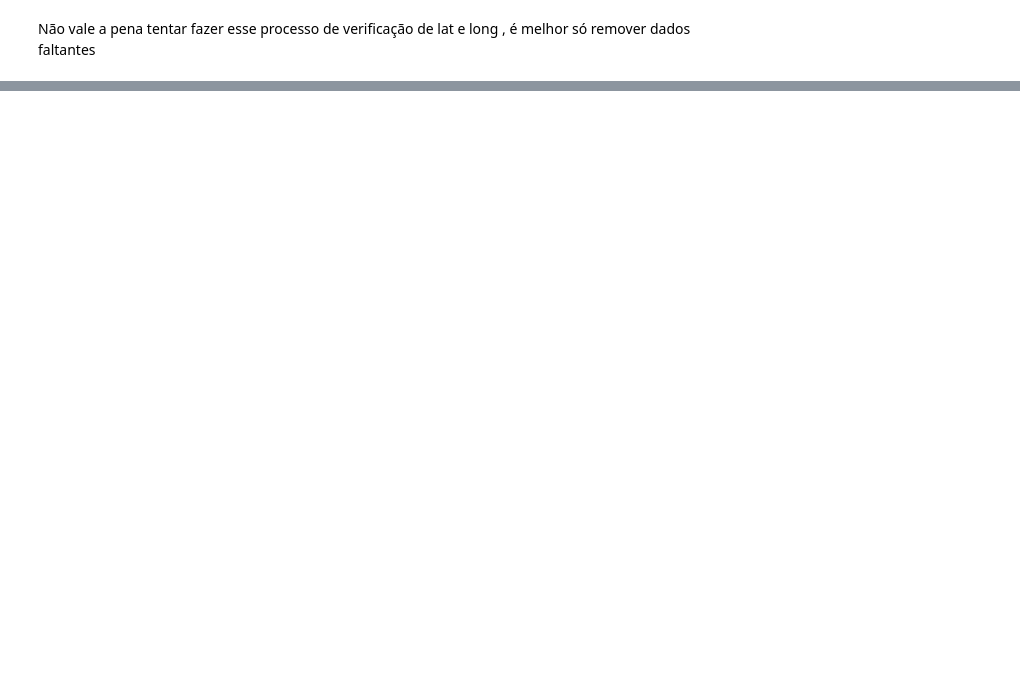
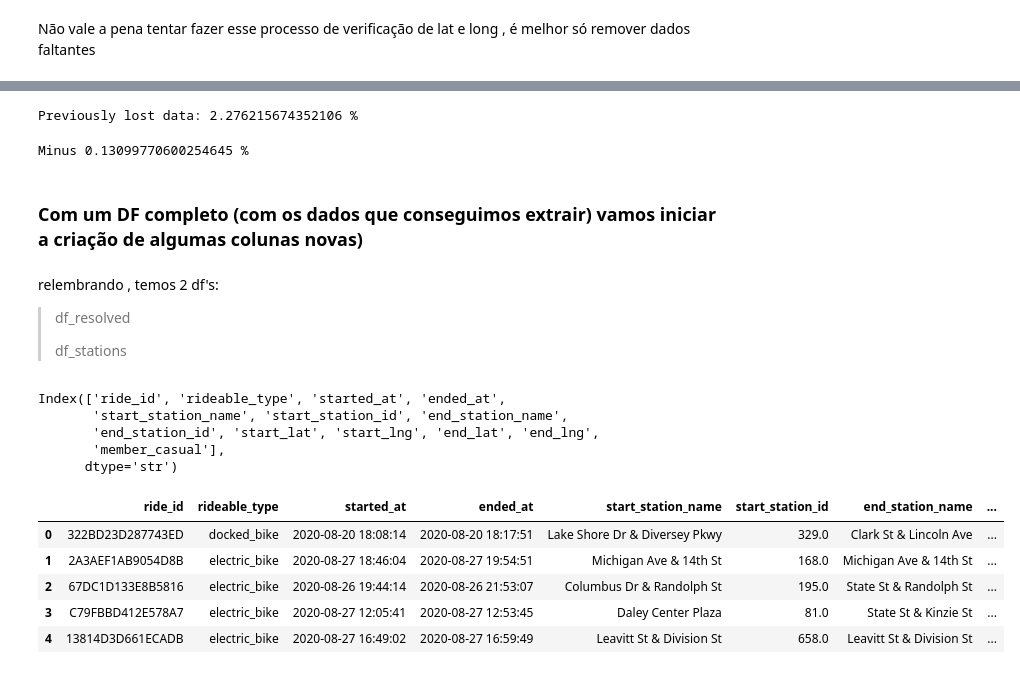
Before and after one commit to LuisMig-code/Cyclistic-Capstone-Project-Analytics, a Jupyter notebook: notebooks/01_exploration_temp.ipynb, the cells around one changed output, grey strips where cells are left out. Saved outputs shown, nothing was run; the diff lists cells and outputs as text; code cells hidden in the pictures; blank space fills up the shorter version.

```diff
--- a/notebooks/01_exploration_temp.ipynb
+++ b/notebooks/01_exploration_temp.ipynb
@@ -114,0 +484,2 @@ Não vale a pena tentar fazer esse processo de verificação de lat e long , é
+# %%
+df_resolved = df_not_null.copy()
@@ -114,0 +490,2 @@ Não vale a pena tentar fazer esse processo de verificação de lat e long , é
+# %%
+df_resolved = pd.concat([df_resolved , df_station_resolved] , ignore_index=True)
@@ -114,0 +501,32 @@ Não vale a pena tentar fazer esse processo de verificação de lat e long , é
+# %%
+print(f"Previously lost data: {percent_removed_lines} %")
+# %% [output]
+Previously lost data: 2.276215674352106 %
+# %%
+print(f"Minus {percent_removed_lines - percent_lost_data} %")
+# %% [output]
+Minus 0.13099770600254645 %
+# %% [markdown]
+### Com um DF completo (com os dados que conseguimos extrair) vamos iniciar a criação de algumas colunas novas)
+# %% [markdown]
+relembrando , temos 2 df's:
+> df_resolved
+>
+> df_stations
+# %%
+df_resolved.columns
+# %% [output]
+Index(['ride_id', 'rideable_type', 'started_at', 'ended_at',
+       'start_station_name', 'start_station_id', 'end_station_name',
+       'end_station_id', 'start_lat', 'start_lng', 'end_lat', 'end_lng',
+       'member_casual'],
+      dtype='str')
+# %%
+df_resolved.head()
+# %% [output]
+|  | ride_id | rideable_type | started_at | ended_at | start_station_name | start_station_id | end_station_name | ... |
+| 0 | 322BD23D287743ED | docked_bike | 2020-08-20 18:08:14 | 2020-08-20 18:17:51 | Lake Shore Dr & Diversey Pkwy | 329.0 | Clark St & Lincoln Ave | ... |
+| 1 | 2A3AEF1AB9054D8B | electric_bike | 2020-08-27 18:46:04 | 2020-08-27 19:54:51 | Michigan Ave & 14th St | 168.0 | Michigan Ave & 14th St | ... |
+| 2 | 67DC1D133E8B5816 | electric_bike | 2020-08-26 19:44:14 | 2020-08-26 21:53:07 | Columbus Dr & Randolph St | 195.0 | State St & Randolph St | ... |
+| 3 | C79FBBD412E578A7 | electric_bike | 2020-08-27 12:05:41 | 2020-08-27 12:53:45 | Daley Center Plaza | 81.0 | State St & Kinzie St | ... |
+| 4 | 13814D3D661ECADB | electric_bike | 2020-08-27 16:49:02 | 2020-08-27 16:59:49 | Leavitt St & Division St | 658.0 | Leavitt St & Division St | ... |
```
Also changed, not shown: parts of 86 cells of this notebook, 4 other files.
